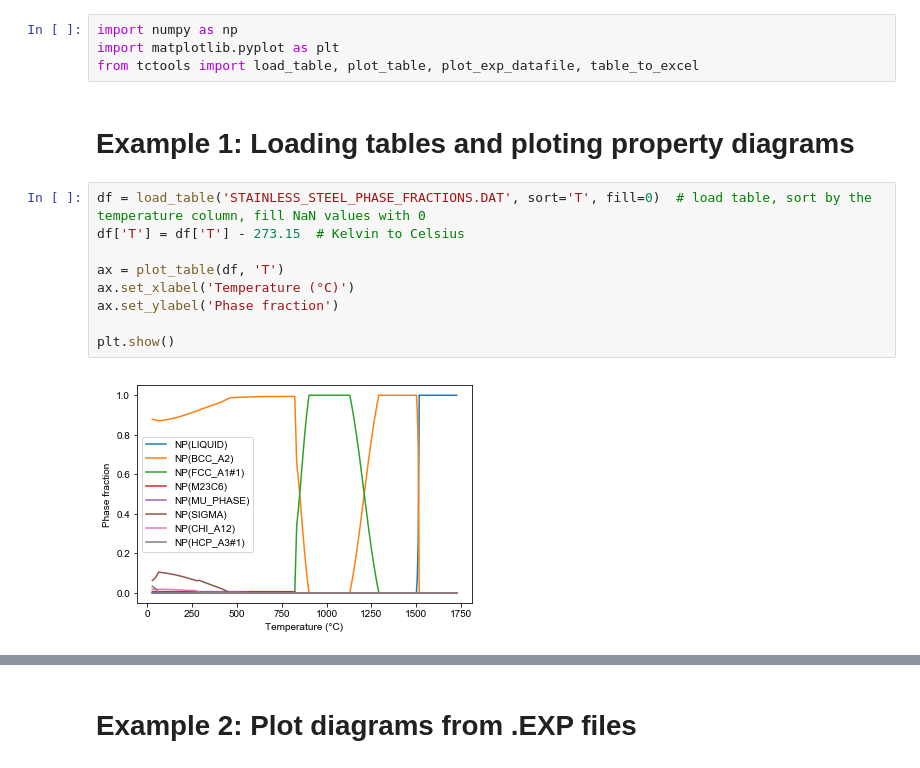
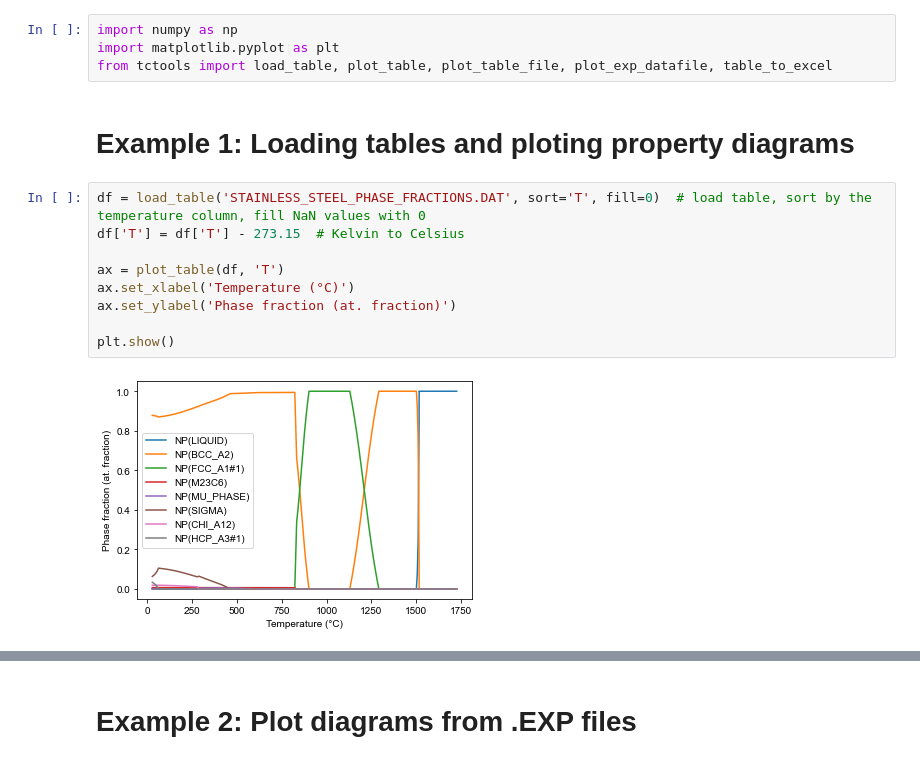
Before and after one commit to arthursn/tctools, a Jupyter notebook: examples/examples.ipynb, the cells around one changed output, grey strips where cells are left out. Drawn from its saved outputs; the diff is of its cells as text.

```diff
--- a/examples/examples.ipynb
+++ b/examples/examples.ipynb
@@ -1,20 +1,20 @@
 # %%
 import numpy as np
 import matplotlib.pyplot as plt
-from tctools import load_table, plot_table, plot_exp_datafile, table_to_excel
+from tctools import load_table, plot_table, plot_table_file, plot_exp_datafile, table_to_excel
 # %% [markdown]
 # Example 1: Loading tables and ploting property diagrams
 # %%
 df = load_table('STAINLESS_STEEL_PHASE_FRACTIONS.DAT', sort='T', fill=0)  # load table, sort by the temperature column, fill NaN values with 0
 df['T'] = df['T'] - 273.15  # Kelvin to Celsius
 
 ax = plot_table(df, 'T')
 ax.set_xlabel('Temperature (°C)')
-ax.set_ylabel('Phase fraction')
+ax.set_ylabel('Phase fraction (at. fraction)')
 
 plt.show()
 # %% [output]
-[figure, old version]
+[figure, new version]
 # %%
 df = load_table('BEARING_STEEL_PHASE_COMPOSITIONS.DAT', sort='T')
 df['T'] = df['T'] - 273.15
```
Also changed, not shown: parts of 4 cells of this notebook.
